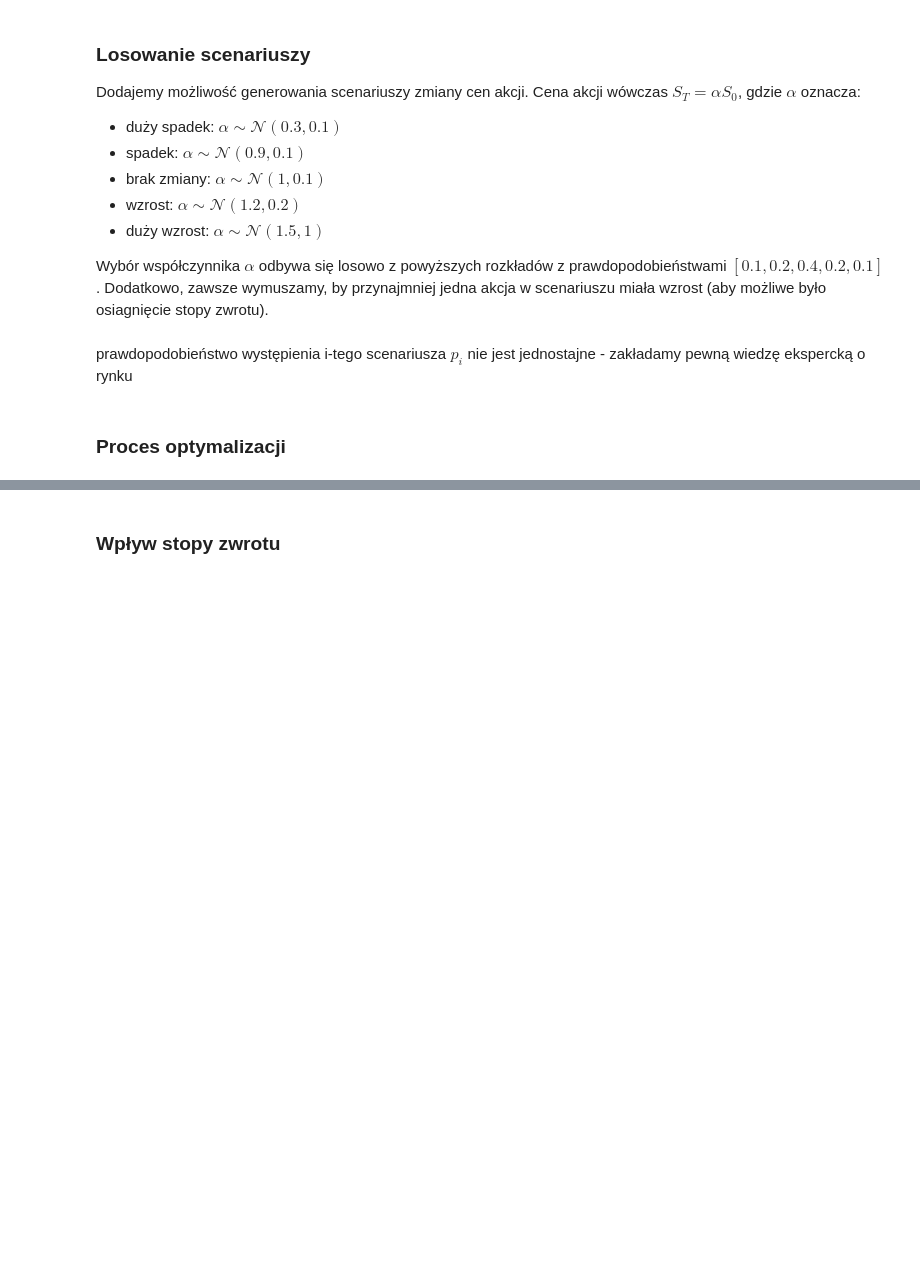
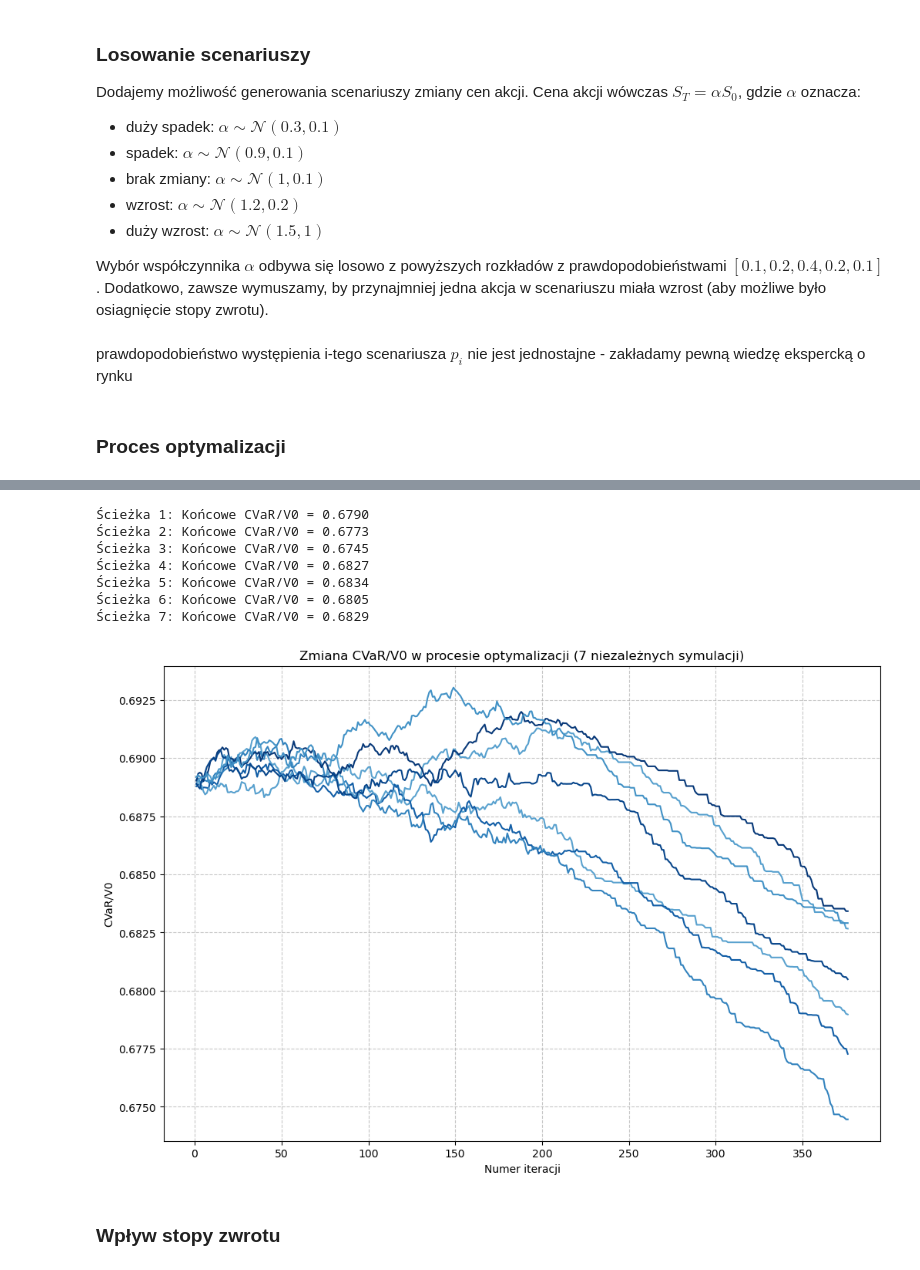
Before and after one commit to krukj/MeanVariancePortfolioMC, a Jupyter notebook: paths_generation.ipynb, the cells around one changed output, grey strips where cells are left out. Cells and saved outputs as stored; diff of their text form; code cells hidden in the pictures; blank space fills up the shorter version.

```diff
--- a/paths_generation.ipynb
+++ b/paths_generation.ipynb
@@ -106,3 +106,26 @@ Path 7: Final CVaR = 6029.7450
+# %%
+plot_cvar_history(T_0 = T_0,
+                  T_f = T_f,
+                  max_iter = max_iter,
+                  step_size = step_size,
+                  annealing_rate = annealing_rate,
+                  probabilities = probabilities,
+                  alpha = alpha,
+                  S_0 = S_0,
+                  S_T = S_T,
+                  V_0 = V_0,
+                  return_rate = return_rate,
+                  n_paths=7,
+                  relative=True)
+# %% [output]
+Ścieżka 1: Końcowe CVaR/V0 = 0.6790
+Ścieżka 2: Końcowe CVaR/V0 = 0.6773
+Ścieżka 3: Końcowe CVaR/V0 = 0.6745
+Ścieżka 4: Końcowe CVaR/V0 = 0.6827
+Ścieżka 5: Końcowe CVaR/V0 = 0.6834
+Ścieżka 6: Końcowe CVaR/V0 = 0.6805
+Ścieżka 7: Końcowe CVaR/V0 = 0.6829
+[figure, added]
 # %% [markdown]
 ### Wpływ stopy zwrotu
 # %%
```
Also changed, not shown: parts of 13 cells of this notebook, 1 other file.
